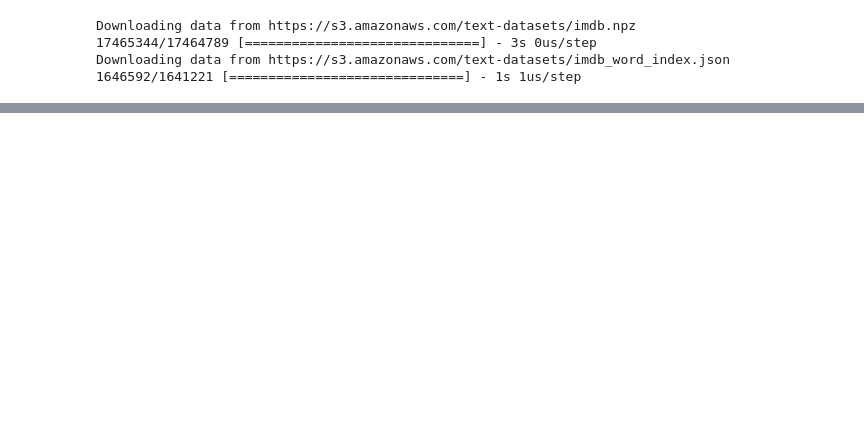
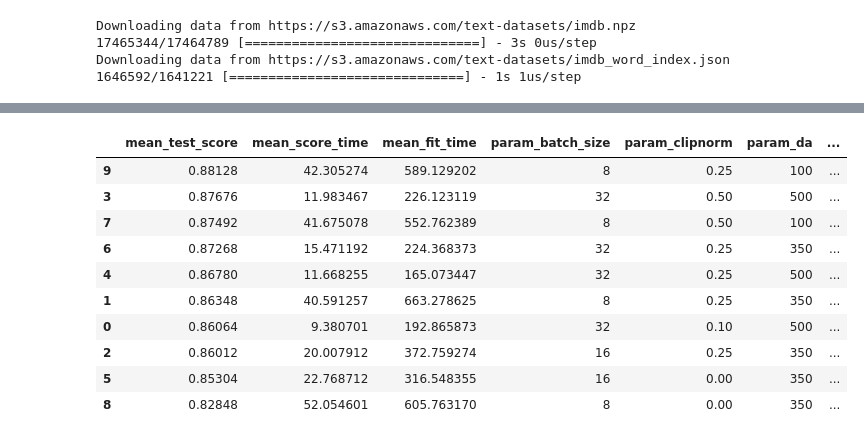
Before and after one commit to tdiggelm/nn-experiments, a Jupyter notebook: attention_sequential_crossval.ipynb, the cells around one changed output, grey strips where cells are left out. Saved outputs shown, nothing was run; the diff lists cells and outputs as text; code cells hidden in the pictures; blank space fills up the shorter version.

```diff
--- a/attention_sequential_crossval.ipynb
+++ b/attention_sequential_crossval.ipynb
@@ -184,0 +192,19 @@ Epoch 1/3
+# %%
+all_fnames = glob(os.path.join(outputdir, '*.csv'))
+latest_report = max(all_fnames, key=os.path.getctime)
+df = pd.read_csv(latest_report, index_col=0) # load latest report
+df = df.sort_values(by=['mean_test_score'], ascending=False) # sort by best test score
+# %%
+df[['mean_test_score', 'mean_score_time', 'mean_fit_time'] + [k for k in df.keys() if k.startswith('param_')]]
+# %% [output]
+|  | mean_test_score | mean_score_time | mean_fit_time | param_batch_size | param_clipnorm | param_da | ... |
+| 9 | 0.88128 | 42.305274 | 589.129202 | 8 | 0.25 | 100 | ... |
+| 3 | 0.87676 | 11.983467 | 226.123119 | 32 | 0.50 | 500 | ... |
+| 7 | 0.87492 | 41.675078 | 552.762389 | 8 | 0.50 | 100 | ... |
+| 6 | 0.87268 | 15.471192 | 224.368373 | 32 | 0.25 | 350 | ... |
+| 4 | 0.86780 | 11.668255 | 165.073447 | 32 | 0.25 | 500 | ... |
+| 1 | 0.86348 | 40.591257 | 663.278625 | 8 | 0.25 | 350 | ... |
+| 0 | 0.86064 | 9.380701 | 192.865873 | 32 | 0.10 | 500 | ... |
+| 2 | 0.86012 | 20.007912 | 372.759274 | 16 | 0.25 | 350 | ... |
+| 5 | 0.85304 | 22.768712 | 316.548355 | 16 | 0.00 | 350 | ... |
+| 8 | 0.82848 | 52.054601 | 605.763170 | 8 | 0.00 | 350 | ... |
```
Also changed, not shown: parts of 7 cells of this notebook.
